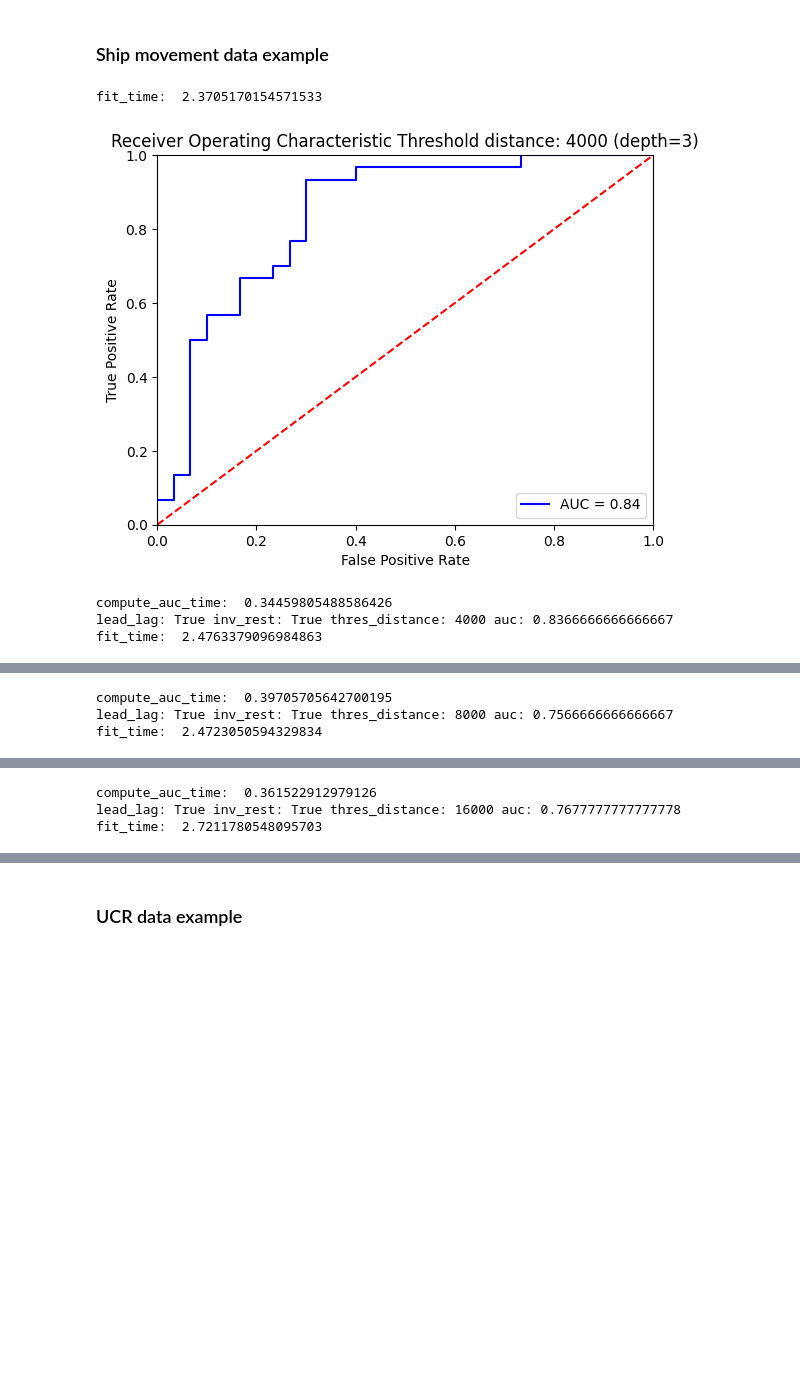
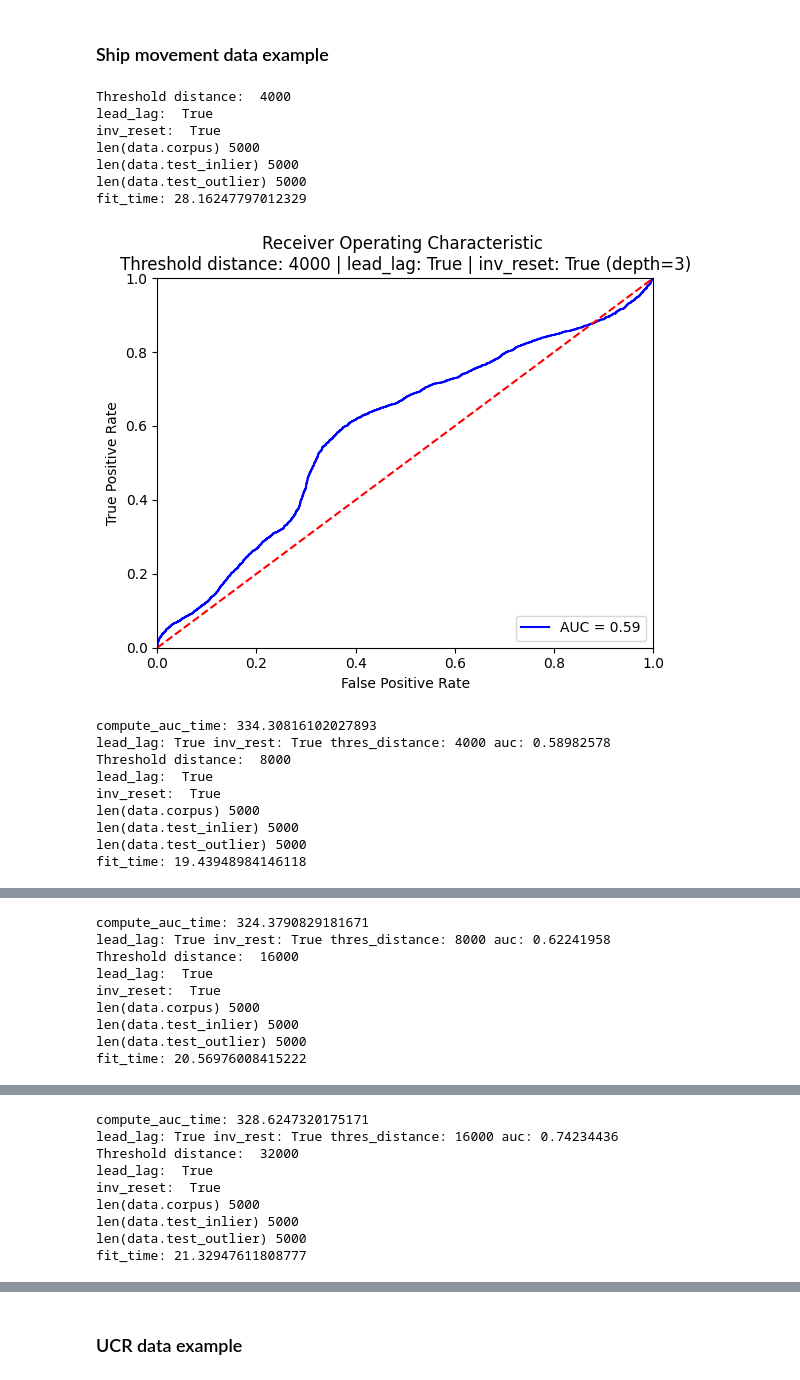
Before and after one commit to datasig-ac-uk/signature_mahalanobis_knn, a Jupyter notebook: paper-examples/examples.ipynb, the cells around one changed output, grey strips where cells are left out. Drawn from its saved outputs; the diff is of its cells as text; code cells hidden in the pictures; blank space fills up the shorter version.

```diff
--- a/paper-examples/examples.ipynb
+++ b/paper-examples/examples.ipynb
@@ -27,5 +29,6 @@ n_neighbours = 800
 # %%
-data = Data.Data(n_samples=(800, 30, 30), if_sample=True)
+# data = Data.Data(n_samples=(800, 30, 30), if_sample=True)
+data = Data.Data(if_sample=False, random_seed=seed)
 data.load_pen_digit()
 
 depths = [1, 2, 3, 4, 5]
@@ -41,11 +44,14 @@ for depth in depths:
     for digit in digits:
         data.load_pen_digit(digit=digit)
         print("doing digit", digit, "doing signature level ", depth)
-        signature_maha_knn = SignatureMahalanobisKNN()
+        print("len(data.corpus)", len(data.corpus))
+        print("len(data.test_inlier)", len(data.test_inlier))
+        print("len(data.test_outlier)", len(data.test_outlier))
+        signature_maha_knn = SignatureMahalanobisKNN(random_state=seed)
         # Measure the time spent on fit
         start_time = time.time()
         signature_maha_knn.fit(
-            knn_library="sklearn",
+            knn_library="pynndescent",
             X_train=data.corpus,
             signature_kwargs={
                 "augmentation_list": None,
@@ -184,6 +216,9 @@ print(depth_to_auc)
 ## Can we reproduce distances?
 
 For depth 2, digit 0, no augmentation_list:
+# %%
+data = Data.Data(n_samples=(800, 30, 30), if_sample=True)
+data.load_pen_digit()
 # %%
 digit = 0
 depth = 2
@@ -728,9 +763,12 @@ array([2.46092922e+02, 8.34590591e+00, 3.10406463e-01, 2.27476101e+00,
 # %% [markdown]
 ### Ship movement data example
 # %%
+# data = Data.Data(
+#     n_samples=(800, 30, 30),
+#     if_sample=True,
+# )
 data = Data.Data(
-    n_samples=(800, 30, 30),
-    if_sample=True,
+    if_sample=False,
 )
 # %%
 %%time
@@ -749,17 +787,24 @@ for lead_lag in [True, False]:
             augmentation_list = augmentation_list1
 
         if (not inv_reset) and (not lead_lag):
-            augmentation_list = ()
+            augmentation_list = None
 
         for thres_distance in [4000, 8000, 16000, 32000]:
-            signature_maha_knn = SignatureMahalanobisKNN()
+            signature_maha_knn = SignatureMahalanobisKNN(random_state=seed)
             data.load_ship_movements(
                 thres_distance=thres_distance,
             )
+            print("Threshold distance: ", thres_distance)
+            print("lead_lag: ", lead_lag)
+            print("inv_reset: ", inv_reset)
+            print("len(data.corpus)", len(data.corpus))
+            print("len(data.test_inlier)", len(data.test_inlier))
+            print("len(data.test_outlier)", len(data.test_outlier))
+
             # Measure the time spent on fit
             start_time = time.time()
             signature_maha_knn.fit(
-                knn_library="sklearn",
+                knn_library="pynndescent",
                 X_train=data.corpus,
                 signature_kwargs={
                     "augmentation_list": augmentation_list,
@@ -771,35 +816,47 @@ for lead_lag in [True, False]:
 
             # Measure the time spent on compute_auc
             start_time = time.time()
             inlier_dists = signature_maha_knn.conformance(
                 data.test_inlier, n_neighbors=n_neighbours
             )
             outlier_dists = signature_maha_knn.conformance(
                 data.test_outlier, n_neighbors=n_neighbours
             )
             auc = compute_auc_given_dists(
                 inlier_dists,
                 outlier_dists,
                 plot=True,
                 title=f"\nThreshold distance: {thres_distance} | lead_lag: {lead_lag} | inv_reset: {inv_reset} (depth={depth})",
             )
             auc = compute_auc_given_dists(inlier_dists, outlier_dists)
             compute_auc_time = time.time() - start_time
             print(f"compute_auc_time: {compute_auc_time}")
 
             print(
                 f"lead_lag: {lead_lag}",
                 f"inv_rest: {inv_reset}",
                 f"thres_distance: {thres_distance}",
                 f"auc: {auc}",
             )
 
             lead_lag_and_inv_rest_and_thres_distance_to_auc[lead_lag][inv_reset][
                 thres_distance
             ] = auc
 # %% [output]
-fit_time:  2.3705170154571533
+Threshold distance:  4000
+lead_lag:  True
+inv_reset:  True
+len(data.corpus) 5000
+len(data.test_inlier) 5000
+len(data.test_outlier) 5000
+fit_time: 28.16247797012329
-[figure, old version]
+[figure, new version]
-compute_auc_time:  0.34459805488586426
-lead_lag: True inv_rest: True thres_distance: 4000 auc: 0.8366666666666667
-fit_time:  2.4763379096984863
+compute_auc_time: 334.30816102027893
+lead_lag: True inv_rest: True thres_distance: 4000 auc: 0.58982578
+Threshold distance:  8000
+lead_lag:  True
+inv_reset:  True
+len(data.corpus) 5000
+len(data.test_inlier) 5000
+len(data.test_outlier) 5000
+fit_time: 19.43948984146118
@@ -807,3 +864,9 @@ fit_time:  2.4763379096984863
-compute_auc_time:  0.39705705642700195
-lead_lag: True inv_rest: True thres_distance: 8000 auc: 0.7566666666666667
-fit_time:  2.4723050594329834
+compute_auc_time: 324.3790829181671
+lead_lag: True inv_rest: True thres_distance: 8000 auc: 0.62241958
+Threshold distance:  16000
+lead_lag:  True
+inv_reset:  True
+len(data.corpus) 5000
+len(data.test_inlier) 5000
+len(data.test_outlier) 5000
+fit_time: 20.56976008415222
@@ -811,3 +874,9 @@ fit_time:  2.4723050594329834
-compute_auc_time:  0.361522912979126
-lead_lag: True inv_rest: True thres_distance: 16000 auc: 0.7677777777777778
-fit_time:  2.7211780548095703
+compute_auc_time: 328.6247320175171
+lead_lag: True inv_rest: True thres_distance: 16000 auc: 0.74234436
+Threshold distance:  32000
+lead_lag:  True
+inv_reset:  True
+len(data.corpus) 5000
+len(data.test_inlier) 5000
+len(data.test_outlier) 5000
+fit_time: 21.32947611808777
```
Also changed, not shown: parts of 17 cells of this notebook, 1 other file.
